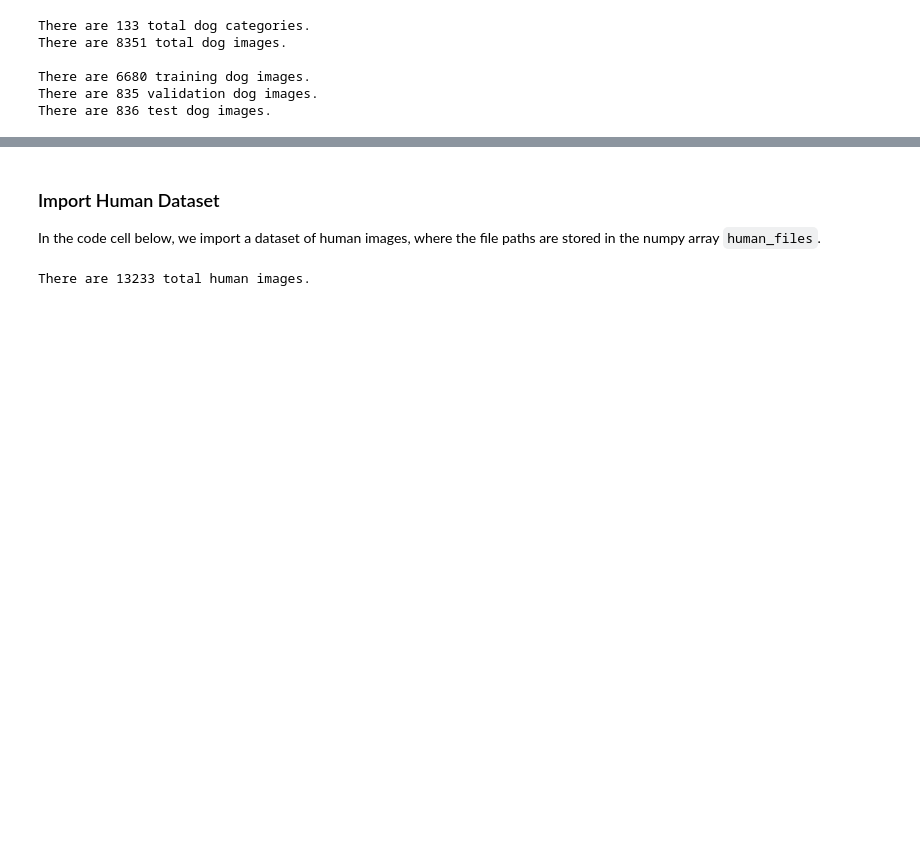
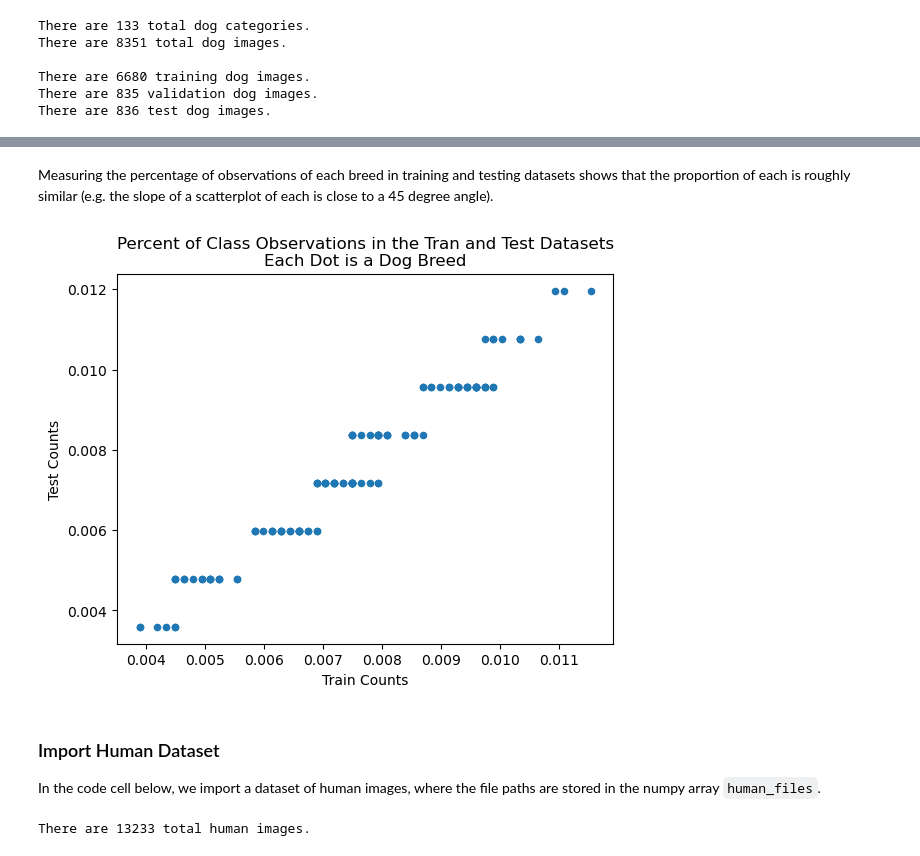
Before and after one commit to justinclarkhome/UdacityDataScienceProject4, a Jupyter notebook: dog_app.ipynb, the cells around one changed output, grey strips where cells are left out. Saved outputs shown, nothing was run; the diff lists cells and outputs as text; code cells hidden in the pictures; blank space fills up the shorter version.

```diff
--- a/dog_app.ipynb
+++ b/dog_app.ipynb
@@ -94,3 +142,16 @@ There are 836 test dog images.
+# %% [markdown]
+Measuring the percentage of observations of each breed in training and testing datasets shows that the proportion of each is roughly similar (e.g. the slope of a scatterplot of each is close to a 45 degree angle).
+# %%
+train_test_pct = pd.concat({
+    'Train Counts': pd.DataFrame(train_targets, columns=dog_names).sum(),
+    'Test Counts': pd.DataFrame(test_targets, columns=dog_names).sum(),
+}, axis=1)
+train_test_pct = train_test_pct.div(train_test_pct.sum())
+train_test_pct.plot.scatter(
+    x='Train Counts', y='Test Counts',
+    title='Percent of Class Observations in the Tran and Test Datasets\nEach Dot is a Dog Breed');
+# %% [output]
+[figure, added]
 # %% [markdown]
 ### Import Human Dataset
 
```
Also changed, not shown: parts of 29 cells of this notebook, 1 other file.
